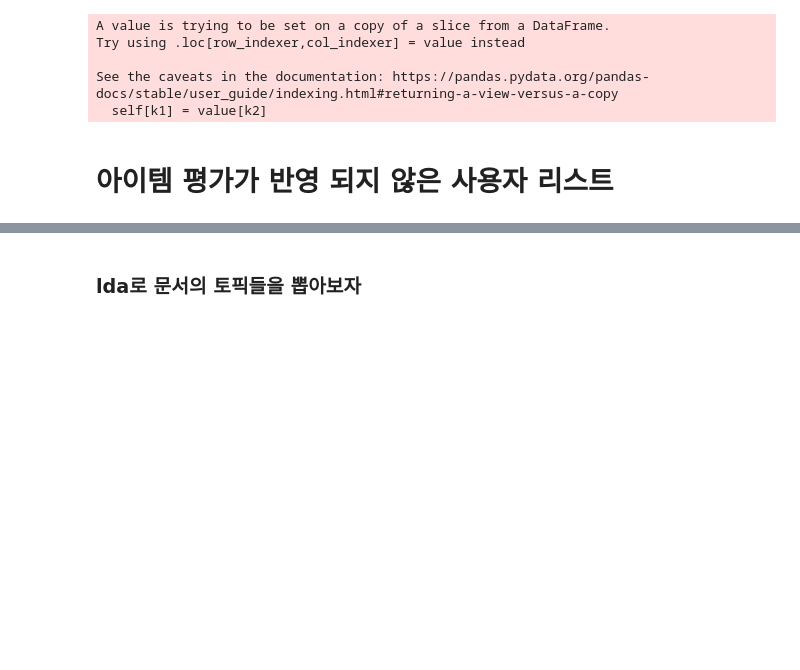
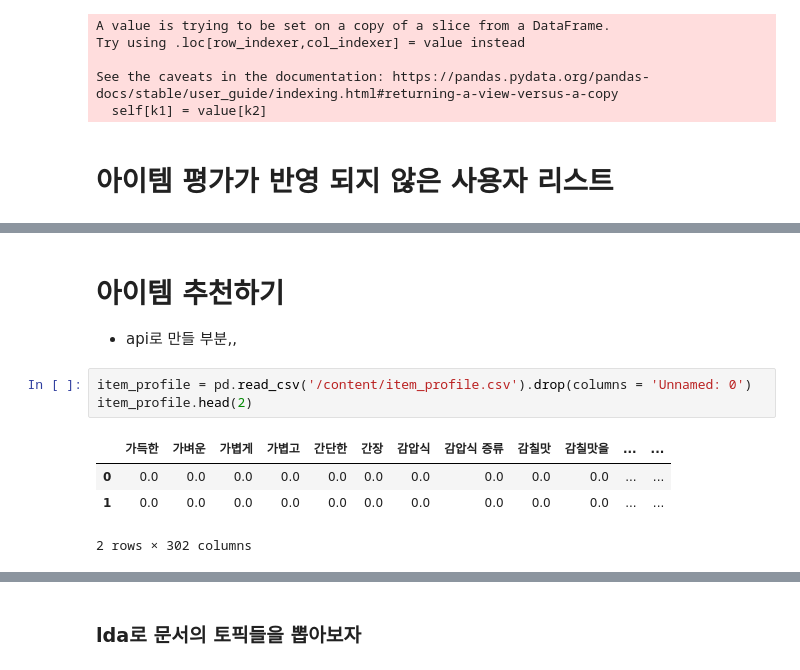
Before and after one commit to Team-alryeoju/alryeoju, a Jupyter notebook: model/profile.ipynb, the cells around one changed output, grey strips where cells are left out. Saved outputs shown, nothing was run; the diff lists cells and outputs as text; blank space fills up the shorter version.

```diff
--- a/model/profile.ipynb
+++ b/model/profile.ipynb
@@ -250,0 +290,11 @@ demo.loc[demo.total == 0]
+# %% [markdown]
+# 아이템 추천하기
+- api로 만들 부분,,
+# %%
+item_profile = pd.read_csv('/content/item_profile.csv').drop(columns = 'Unnamed: 0')
+item_profile.head(2)
+# %% [output]
+|  | 가득한 | 가벼운 | 가볍게 | 가볍고 | 간단한 | 간장 | 감압식 | 감압식 증류 | 감칠맛 | 감칠맛을 | ... | ... |
+| 0 | 0.0 | 0.0 | 0.0 | 0.0 | 0.0 | 0.0 | 0.0 | 0.0 | 0.0 | 0.0 | ... | ... |
+| 1 | 0.0 | 0.0 | 0.0 | 0.0 | 0.0 | 0.0 | 0.0 | 0.0 | 0.0 | 0.0 | ... | ... |
+2 rows × 302 columns
```
Also changed, not shown: parts of 18 cells of this notebook, 2 other files.
